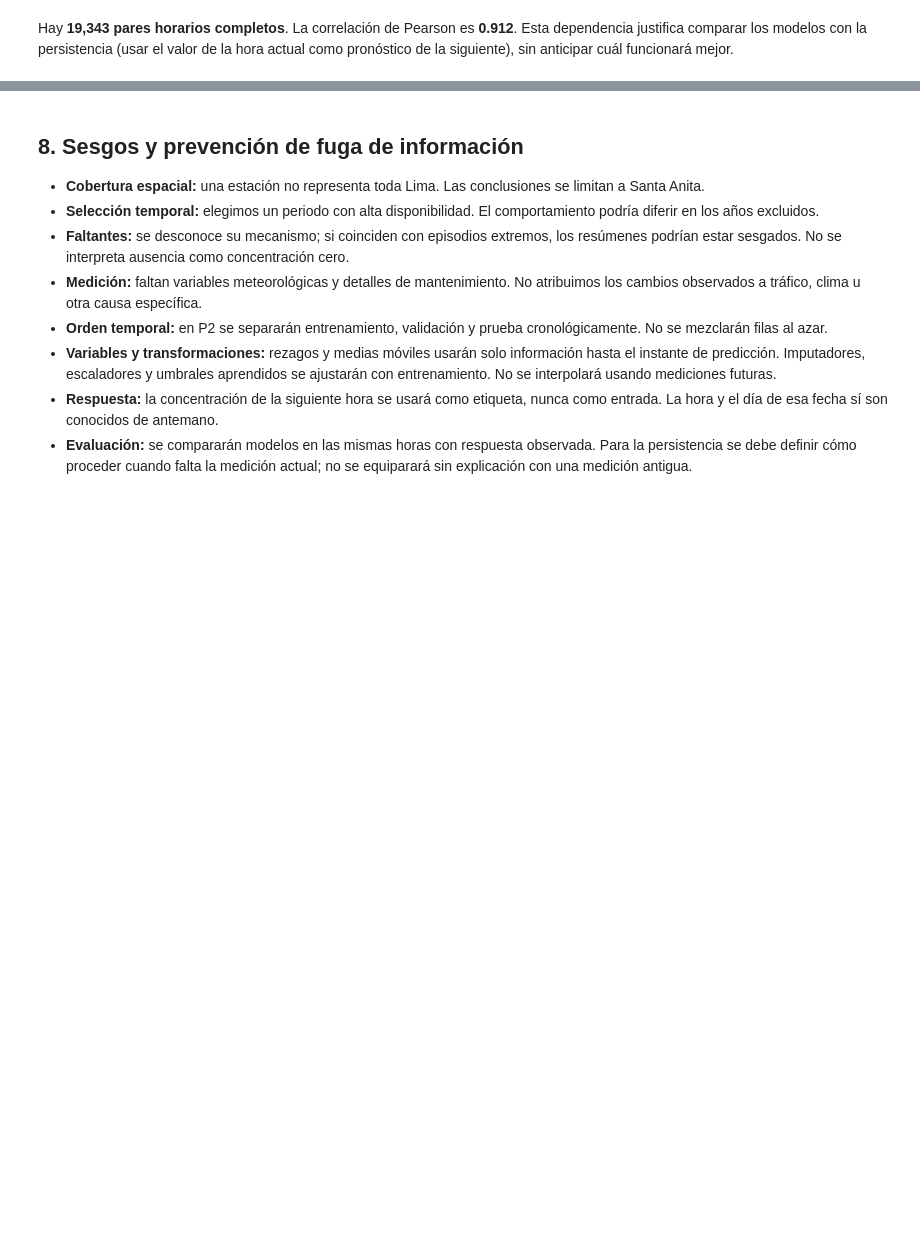
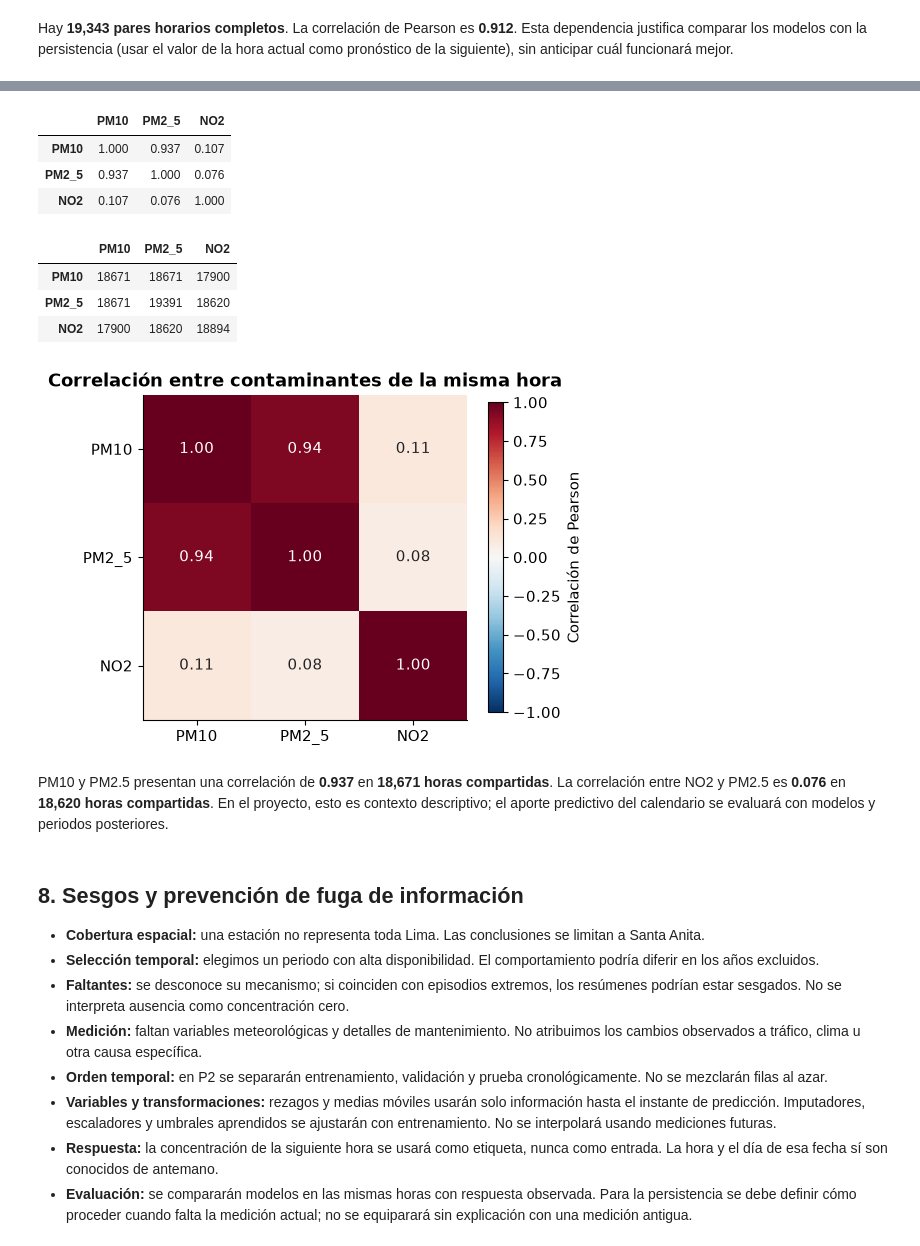
Before and after one commit to AIexander-lx/prediccion-pm25-santa-anita-, a Jupyter notebook: notebooks/01_eda.ipynb, the cells around one changed output, grey strips where cells are left out. Saved outputs shown, nothing was run; the diff lists cells and outputs as text; code cells hidden in the pictures; blank space fills up the shorter version.

```diff
--- a/notebooks/01_eda.ipynb
+++ b/notebooks/01_eda.ipynb
@@ -458,3 +569,39 @@ Hay **19,343 pares horarios completos**. La correlación de Pearson es **0.912**
+# %%
+correlaciones = df[cols_cont].corr(method='pearson')
+conteos_pares = df[cols_cont].notna().astype(int).T.dot(df[cols_cont].notna().astype(int))
+tabla(correlaciones, 'correlacion_contaminantes_misma_hora')
+tabla(conteos_pares, 'pares_correlacion_contaminantes')
+
+fig, ax = plt.subplots(figsize=(5.3, 4.5))
+im = ax.imshow(correlaciones.to_numpy(), vmin=-1, vmax=1, cmap='RdBu_r')
+ax.set_xticks(range(3), cols_cont)
+ax.set_yticks(range(3), cols_cont)
+for i in range(3):
+    for j in range(3):
+        valor = correlaciones.iloc[i,j]
+        ax.text(j, i, f'{valor:.2f}', ha='center', va='center',
+                color='white' if abs(valor) > .7 else '#222222', fontsize=11)
+ax.set_title('Correlación entre contaminantes de la misma hora')
+fig.colorbar(im, ax=ax, label='Correlación de Pearson', shrink=.8)
+guardar(fig, '10_correlacion_contaminantes')
+
+display(Markdown(f'PM10 y PM2.5 presentan una correlación de **{correlaciones.loc["PM10","PM2_5"]:.3f}** '
+                 f'en **{conteos_pares.loc["PM10","PM2_5"]:,} horas compartidas**. '
+                 f'La correlación entre NO2 y PM2.5 es **{correlaciones.loc["NO2","PM2_5"]:.3f}** '
+                 f'en **{conteos_pares.loc["NO2","PM2_5"]:,} horas compartidas**. '
+                 'En el proyecto, esto es contexto descriptivo; el aporte predictivo del calendario '
+                 'se evaluará con modelos y periodos posteriores.'))
+# %% [output]
+|  | PM10 | PM2_5 | NO2 |
+| PM10 | 1.000 | 0.937 | 0.107 |
+| PM2_5 | 0.937 | 1.000 | 0.076 |
+| NO2 | 0.107 | 0.076 | 1.000 |
+|  | PM10 | PM2_5 | NO2 |
+| PM10 | 18671 | 18671 | 17900 |
+| PM2_5 | 18671 | 19391 | 18620 |
+| NO2 | 17900 | 18620 | 18894 |
+[figure, added]
+PM10 y PM2.5 presentan una correlación de **0.937** en **18,671 horas compartidas**. La correlación entre NO2 y PM2.5 es **0.076** en **18,620 horas compartidas**. En el proyecto, esto es contexto descriptivo; el aporte predictivo del calendario se evaluará con modelos y periodos posteriores.
 # %% [markdown]
 ## 8. Sesgos y prevención de fuga de información
 
```
Also changed, not shown: parts of 6 cells of this notebook, 13 other files.
